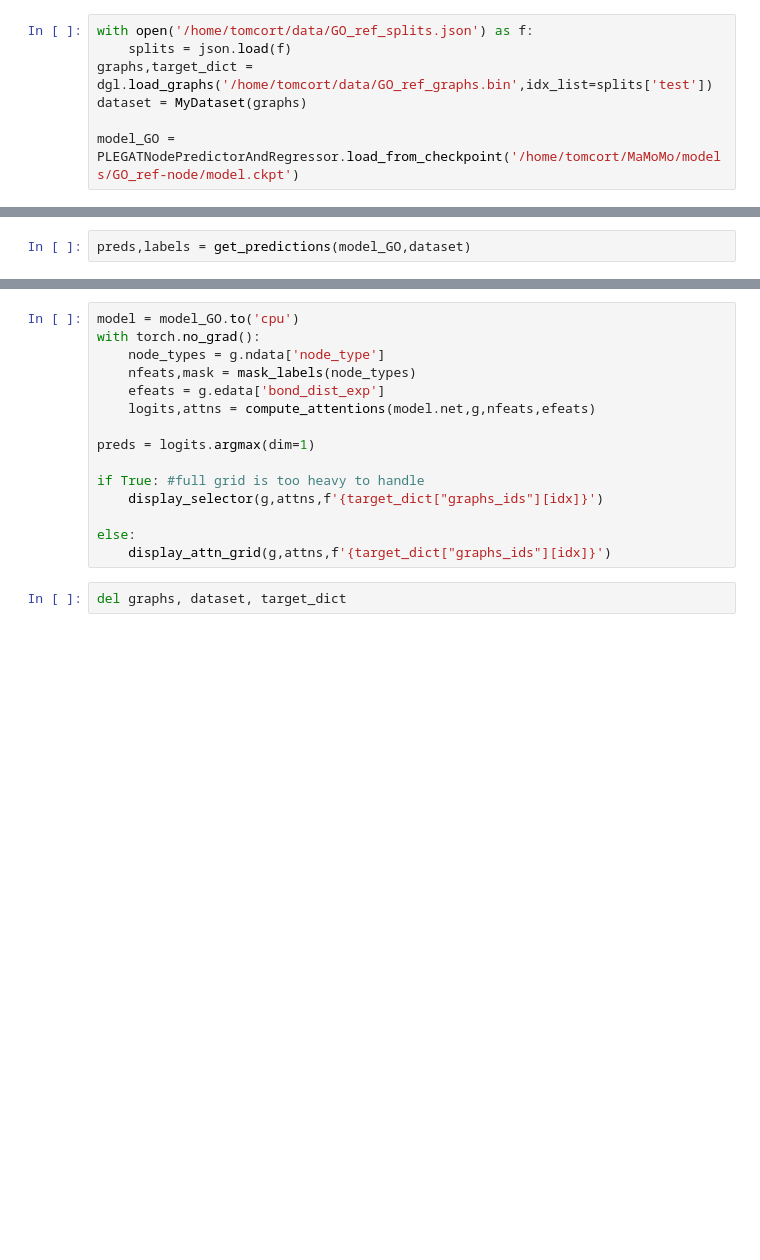
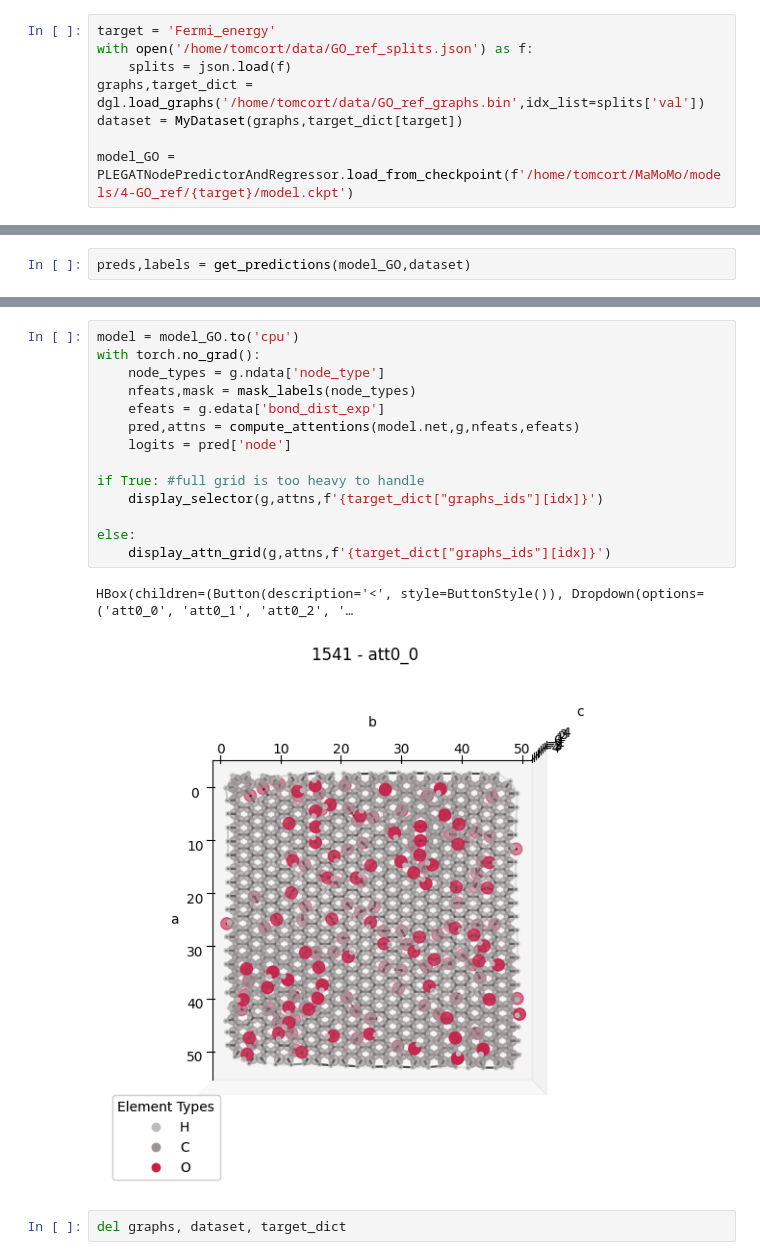
Before and after one commit to Curtaz/MaMoMo, a Jupyter notebook: node+graph_prediction.ipynb, the cells around one changed output, grey strips where cells are left out. Cells and saved outputs as stored; diff of their text form; blank space fills up the shorter version.

```diff
--- a/node+graph_prediction.ipynb
+++ b/node+graph_prediction.ipynb
@@ -572,11 +582,12 @@ del graphs, dataset, target_dict
 # %% [markdown]
 ## GO_ref
 # %%
+target = 'Fermi_energy'
 with open('/home/tomcort/data/GO_ref_splits.json') as f:
     splits = json.load(f)
-graphs,target_dict = dgl.load_graphs('/home/tomcort/data/GO_ref_graphs.bin',idx_list=splits['test'])
-dataset = MyDataset(graphs)
+graphs,target_dict = dgl.load_graphs('/home/tomcort/data/GO_ref_graphs.bin',idx_list=splits['val'])
+dataset = MyDataset(graphs,target_dict[target])
 
-model_GO = PLEGATNodePredictorAndRegressor.load_from_checkpoint('/home/tomcort/MaMoMo/models/GO_ref-node/model.ckpt')
+model_GO = PLEGATNodePredictorAndRegressor.load_from_checkpoint(f'/home/tomcort/MaMoMo/models/4-GO_ref/{target}/model.ckpt')
 # %%
 show_atom_distributions(graphs)
@@ -607,17 +625,19 @@ getView(g).show()
 # %%
 model = model_GO.to('cpu')
 with torch.no_grad():
     node_types = g.ndata['node_type']
     nfeats,mask = mask_labels(node_types)
     efeats = g.edata['bond_dist_exp']
-    logits,attns = compute_attentions(model.net,g,nfeats,efeats)
-
-preds = logits.argmax(dim=1)
+    pred,attns = compute_attentions(model.net,g,nfeats,efeats)
+    logits = pred['node']
 
 if True: #full grid is too heavy to handle
     display_selector(g,attns,f'{target_dict["graphs_ids"][idx]}')
 
 else:
     display_attn_grid(g,attns,f'{target_dict["graphs_ids"][idx]}')
+# %% [output]
+HBox(children=(Button(description='<', style=ButtonStyle()), Dropdown(options=('att0_0', 'att0_1', 'att0_2', '…
+[figure, added]
 # %%
 del graphs, dataset, target_dict
```
Also changed, not shown: parts of 29 cells of this notebook, 2 other files.
